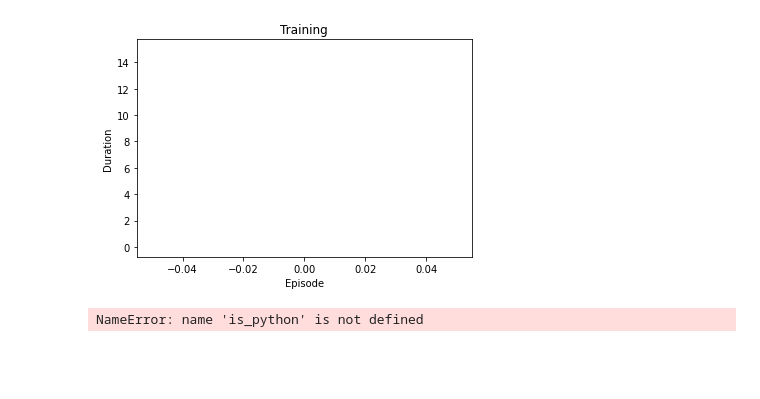
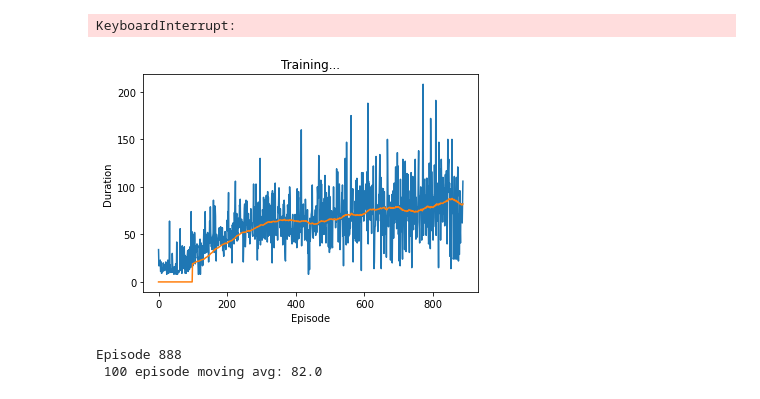
Before and after one commit to cx2sweet/python_gym, a Jupyter notebook: Cart-pole_deeplizard_version.ipynb, the cells around one changed output. Saved outputs shown, nothing was run; the diff lists cells and outputs as text; code cells hidden in the pictures; blank space fills up the shorter version.

```diff
--- a/Cart-pole_deeplizard_version.ipynb
+++ b/Cart-pole_deeplizard_version.ipynb
@@ -182,13 +182,17 @@ plt.show()
 def plot(values, moving_avg_period):
     plt.figure(2)
     plt.clf()
-    plt.title('Training')
+    plt.title('Training...')
     plt.xlabel('Episode')
     plt.ylabel('Duration')
     plt.plot(values)
-    plt.plot(get_moving_average(moving_avg_period, values))
-    plt.pause(0.01)
-    if is_python: display.clear_output(wait=True)
+
+    moving_avg = get_moving_average(moving_avg_period, values)
+    plt.plot(moving_avg)
+    plt.pause(0.001)
+    print("Episode", len(values), "\n", \
+        moving_avg_period, "episode moving avg:", moving_avg[-1])
+    if is_ipython: display.clear_output(wait=True)
 
 def get_moving_average(period, values):
     values = torch.tensor(values, dtype = torch.float)
@@ -199,6 +203,8 @@ def get_moving_average(period, values):
     else:
         moving_avg = torch.zeros(len(values))
         return moving_avg.numpy()
+
+#plot(np.random.rand(300), 100)
 # %%
 batch_size = 256
 gamma = 0.999
@@ -225,6 +231,35 @@ target_net.load_state_dict(policy_net.state_dict())
 target_net.eval()
 
 optimizer = optim.Adam(params=policy_net.parameters(), lr=lr)
+# %%
+def extract_tensors(experiences):
+    # Convert batch of Experiences to Experience of batches
+    batch = Experience(*zip(*experiences))
+
+    t1 = torch.cat(batch.state)
+    t2 = torch.cat(batch.action)
+    t3 = torch.cat(batch.reward)
+    t4 = torch.cat(batch.next_state)
+
+    return (t1,t2,t3,t4)
+
+class QValues():
+    device = torch.device("cuda" if torch.cuda.is_available() else "cpu")
+
+    @staticmethod
+    def get_current(policy_net, states, actions):
+        return policy_net(states).gather(dim=1, index=actions.unsqueeze(-1))
+
+    @staticmethod
+    def get_next(target_net, next_states):
+        final_state_locations = next_states.flatten(start_dim=1) \
+            .max(dim=1)[0].eq(0).type(torch.bool)
+        non_final_state_locations = (final_state_locations == False)
+        non_final_states = next_states[non_final_state_locations]
+        batch_size = next_states.shape[0]
+        values = torch.zeros(batch_size).to(QValues.device)
+        values[non_final_state_locations] = target_net(non_final_states).max(dim=1)[0].detach()
+        return values
 # %%
 episode_durations = []
 
@@ -261,5 +296,10 @@ for episode in range(num_episodes):
 
 em.close()
 # %% [output]
-[figure, removed]
-NameError: name 'is_python' is not defined
+KeyboardInterrupt:
+# %%
+plot(episode_durations, 100)
+# %% [output]
+[figure, added]
+Episode 888
+ 100 episode moving avg: 82.0
```
Also changed, not shown: parts of 3 cells of this notebook, 1 other file.
